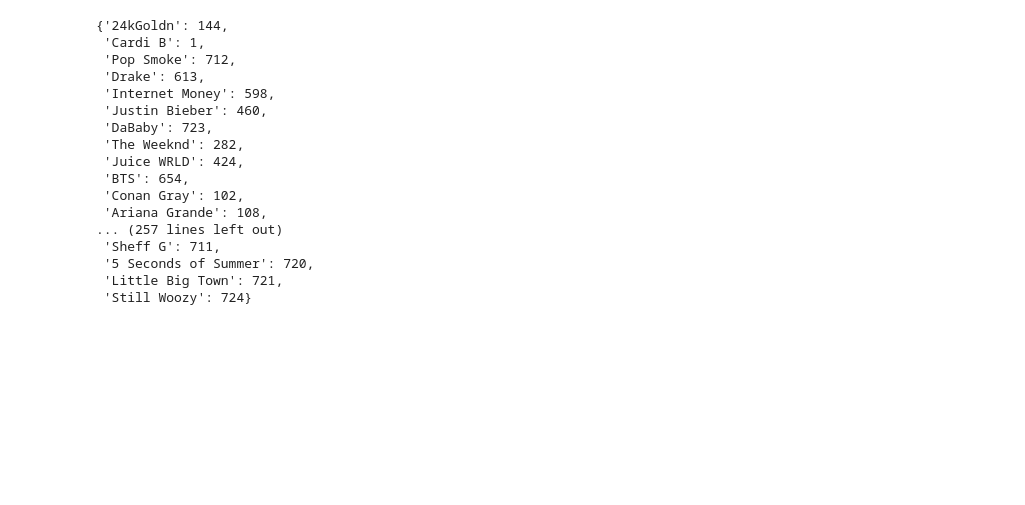
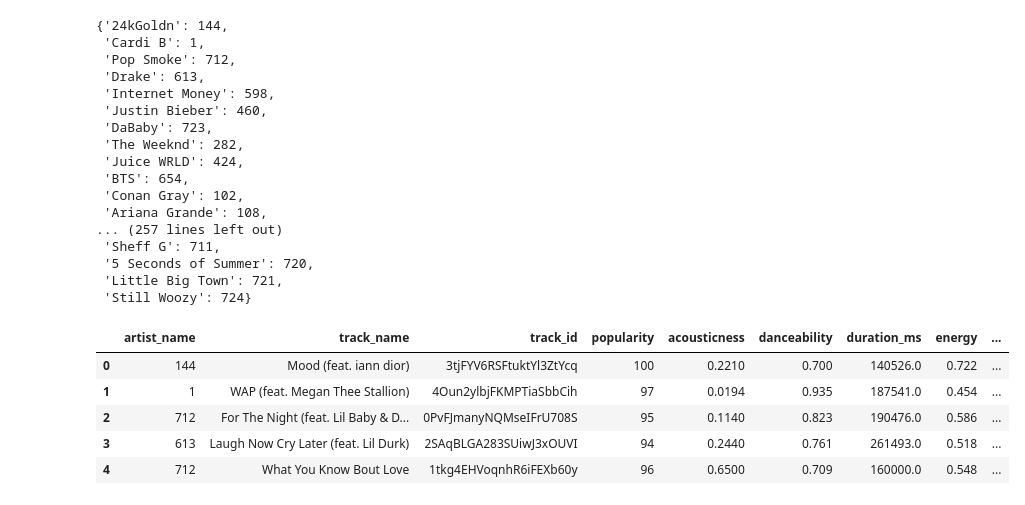
Before and after one commit to ipatel467/Spotify-Project, a Jupyter notebook: Spotify.ipynb, the cells around one changed output. Drawn from its saved outputs; the diff is of its cells as text; code cells hidden in the pictures; blank space fills up the shorter version.

```diff
--- a/Spotify.ipynb
+++ b/Spotify.ipynb
@@ -574,3 +574,14 @@ names_dict
  '5 Seconds of Summer': 720,
  'Little Big Town': 721,
  'Still Woozy': 724}
+# %%
+df['artist_name'] = [names_dict[letter] for letter in df.artist_name]
+# %%
+df.head()
+# %% [output]
+|  | artist_name | track_name | track_id | popularity | acousticness | danceability | duration_ms | energy | ... |
+| 0 | 144 | Mood (feat. iann dior) | 3tjFYV6RSFtuktYl3ZtYcq | 100 | 0.2210 | 0.700 | 140526.0 | 0.722 | ... |
+| 1 | 1 | WAP (feat. Megan Thee Stallion) | 4Oun2ylbjFKMPTiaSbbCih | 97 | 0.0194 | 0.935 | 187541.0 | 0.454 | ... |
+| 2 | 712 | For The Night (feat. Lil Baby & D... | 0PvFJmanyNQMseIFrU708S | 95 | 0.1140 | 0.823 | 190476.0 | 0.586 | ... |
+| 3 | 613 | Laugh Now Cry Later (feat. Lil Durk) | 2SAqBLGA283SUiwJ3xOUVI | 94 | 0.2440 | 0.761 | 261493.0 | 0.518 | ... |
+| 4 | 712 | What You Know Bout Love | 1tkg4EHVoqnhR6iFEXb60y | 96 | 0.6500 | 0.709 | 160000.0 | 0.548 | ... |
```
Also changed, not shown: parts of 10 cells of this notebook.
